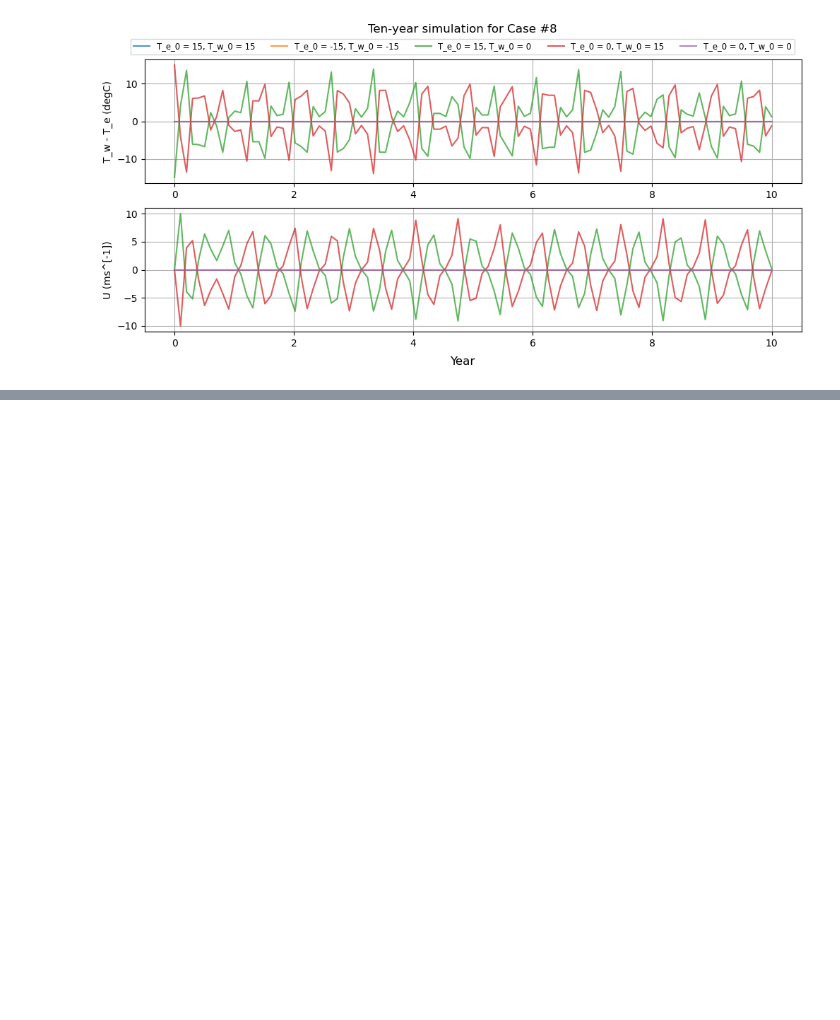
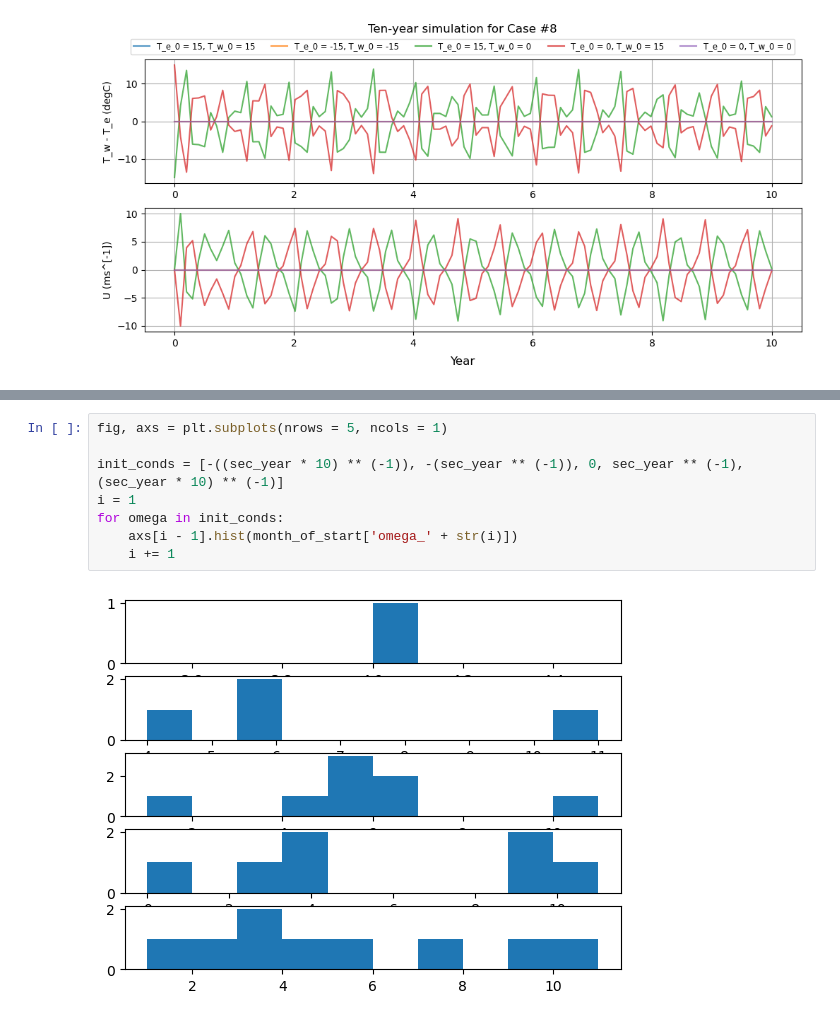
Before and after one commit to lemondoroshow/geoscienceModeling, a Jupyter notebook: ensoModel/modelingENSO.ipynb, the cells around one changed output, grey strips where cells are left out. Saved outputs shown, nothing was run; the diff lists cells and outputs as text; blank space fills up the shorter version.

```diff
--- a/ensoModel/modelingENSO.ipynb
+++ b/ensoModel/modelingENSO.ipynb
@@ -696,0 +771,10 @@ Text(0.5, 0.01, 'Year')
+# %%
+fig, axs = plt.subplots(nrows = 5, ncols = 1)
+
+init_conds = [-((sec_year * 10) ** (-1)), -(sec_year ** (-1)), 0, sec_year ** (-1), (sec_year * 10) ** (-1)]
+i = 1
+for omega in init_conds:
+    axs[i - 1].hist(month_of_start['omega_' + str(i)])
+    i += 1
+# %% [output]
+[figure, added]
```
Also changed, not shown: parts of 2 cells of this notebook.
